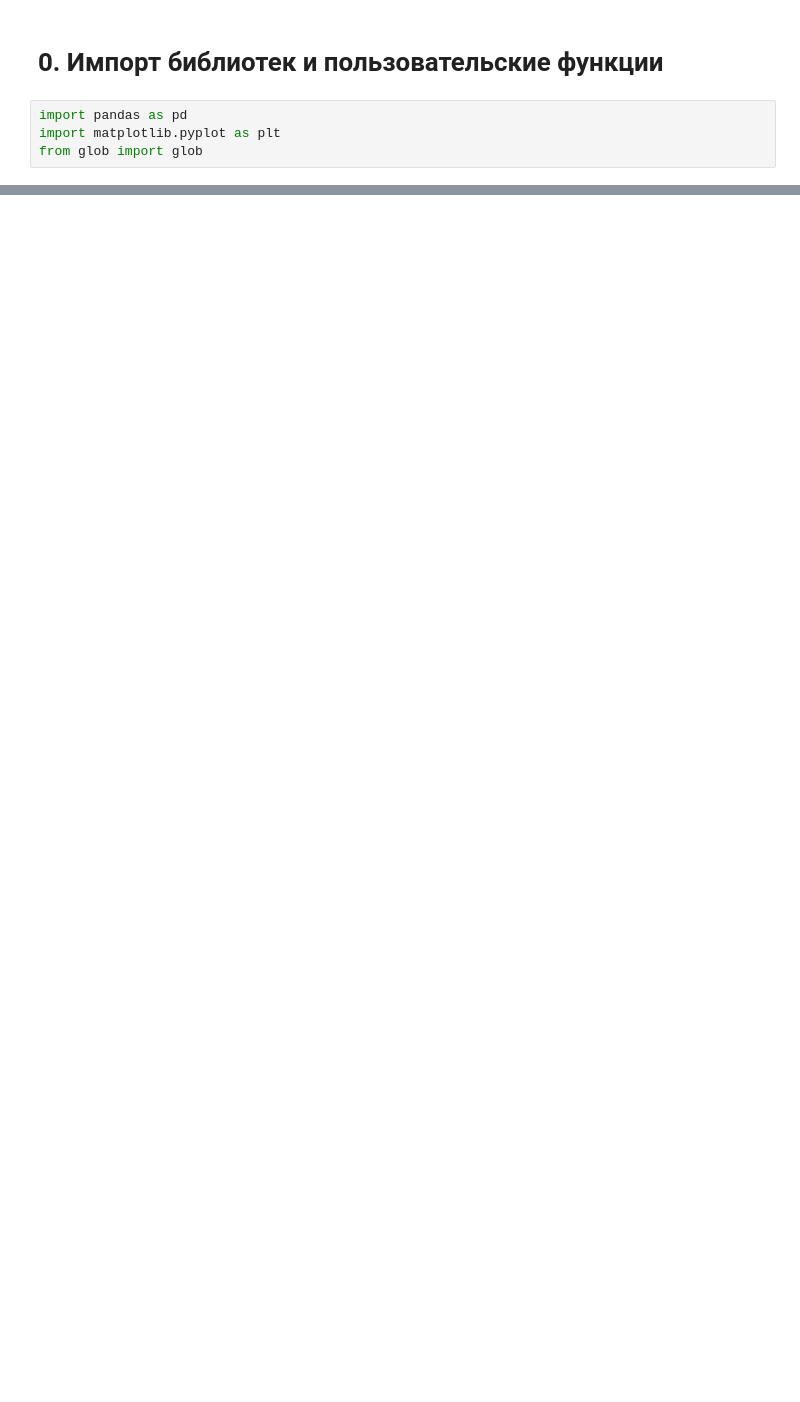
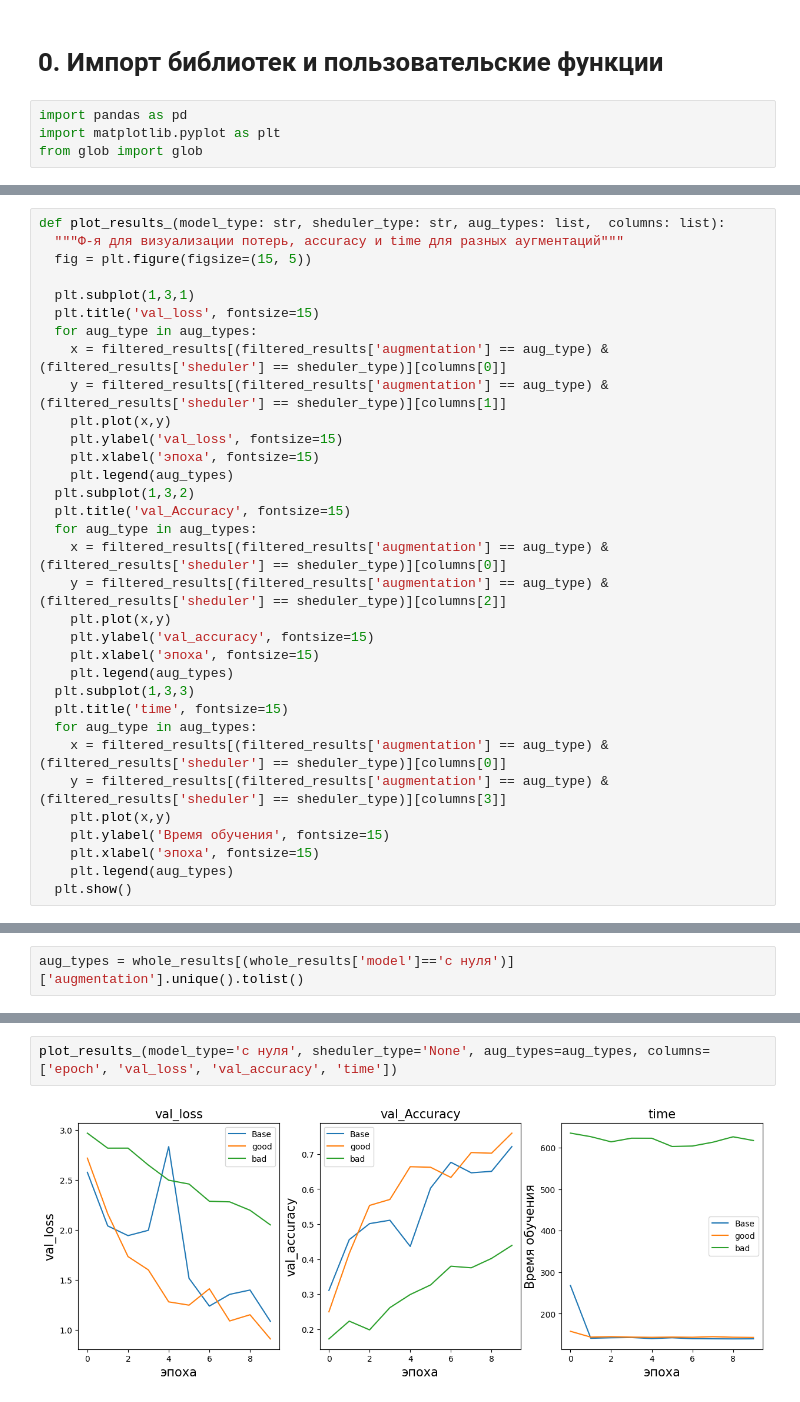
Before and after one commit to solobala/DLL30, a Jupyter notebook: DLL30_DZ5_results.ipynb, the cells around one changed output, grey strips where cells are left out. Drawn from its saved outputs; the diff is of its cells as text; blank space fills up the shorter version.

```diff
--- a/DLL30_DZ5_results.ipynb
+++ b/DLL30_DZ5_results.ipynb
@@ -182,0 +42,33 @@ whole_results.head()
+# %%
+def plot_results_(model_type: str, sheduler_type: str, aug_types: list,  columns: list):
+  """Ф-я для визуализации потерь, accuracy и time для разных аугментаций"""
+  fig = plt.figure(figsize=(15, 5))
+
+  plt.subplot(1,3,1)
+  plt.title('val_loss', fontsize=15)
+  for aug_type in aug_types:
+    x = filtered_results[(filtered_results['augmentation'] == aug_type) &(filtered_results['sheduler'] == sheduler_type)][columns[0]]
+    y = filtered_results[(filtered_results['augmentation'] == aug_type) &(filtered_results['sheduler'] == sheduler_type)][columns[1]]
+    plt.plot(x,y)
+    plt.ylabel('val_loss', fontsize=15)
+    plt.xlabel('эпоха', fontsize=15)
+    plt.legend(aug_types)
+  plt.subplot(1,3,2)
+  plt.title('val_Accuracy', fontsize=15)
+  for aug_type in aug_types:
+    x = filtered_results[(filtered_results['augmentation'] == aug_type) &(filtered_results['sheduler'] == sheduler_type)][columns[0]]
+    y = filtered_results[(filtered_results['augmentation'] == aug_type) &(filtered_results['sheduler'] == sheduler_type)][columns[2]]
+    plt.plot(x,y)
+    plt.ylabel('val_accuracy', fontsize=15)
+    plt.xlabel('эпоха', fontsize=15)
+    plt.legend(aug_types)
+  plt.subplot(1,3,3)
+  plt.title('time', fontsize=15)
+  for aug_type in aug_types:
+    x = filtered_results[(filtered_results['augmentation'] == aug_type) &(filtered_results['sheduler'] == sheduler_type)][columns[0]]
+    y = filtered_results[(filtered_results['augmentation'] == aug_type) &(filtered_results['sheduler'] == sheduler_type)][columns[3]]
+    plt.plot(x,y)
+    plt.ylabel('Время обучения', fontsize=15)
+    plt.xlabel('эпоха', fontsize=15)
+    plt.legend(aug_types)
+  plt.show()
@@ -182,0 +271,2 @@ whole_results.head()
+# %%
+aug_types = whole_results[(whole_results['model']=='с нуля')]['augmentation'].unique().tolist()
@@ -182,0 +282,4 @@ whole_results.head()
+# %%
+plot_results_(model_type='с нуля', sheduler_type='None', aug_types=aug_types, columns=['epoch', 'val_loss', 'val_accuracy', 'time'])
+# %% [output]
+[figure, added]
```
Also changed, not shown: parts of 64 cells of this notebook.
